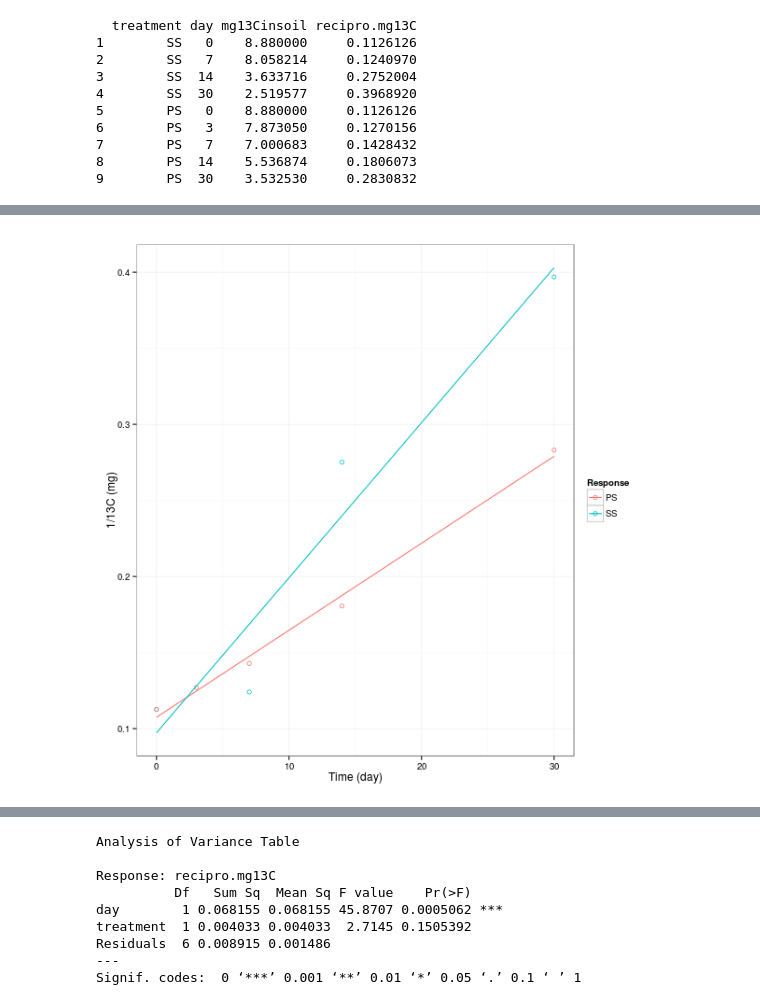
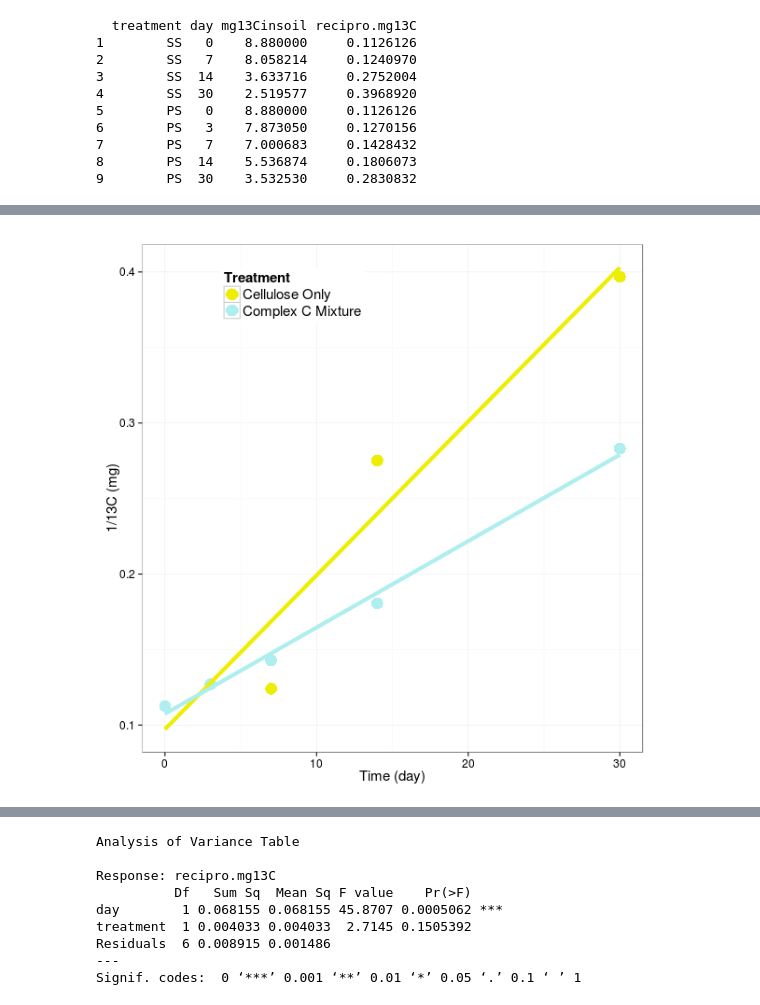
Before and after one commit to acampbellina/single_substrate, a Jupyter notebook: soil_Ccontent.ipynb, the cells around one changed output, grey strips where cells are left out. Drawn from its saved outputs; the diff is of its cells as text; code cells hidden in the pictures.

```diff
--- a/soil_Ccontent.ipynb
+++ b/soil_Ccontent.ipynb
@@ -136,3 +193,9 @@ print(dat2)
 7        PS   7    7.000683     0.1428432
 8        PS  14    5.536874     0.1806073
 9        PS  30    3.532530     0.2830832
+# %%
+%%R
+dat2$treatment = as.character(dat2$treatment)
+dat2$treatment[dat2$treatment == "SS"] = "Cellulose Only"
+dat2$treatment[dat2$treatment == "PS"] = "Complex C Mixture"
+dat2
@@ -139,25 +213,33 @@ print(dat2)
 # %%
 %%R -h 600 -w 600
 
 colours = c("red", "#377eb8", "#4daf4a")
 
 p = ggplot(dat2, aes(y = recipro.mg13C, x = day, color = treatment))
 
-p = p + geom_point(shape = 21)
+p = p + geom_point(size = 6)
 
 #p = p + geom_abline(aes(intercept=0.2443, slope=0.5147), data=d)
 
-p = p + stat_smooth(method = "lm", se = FALSE)
+p = p + stat_smooth(method = "lm", se = FALSE, size = 2)
 
 p = p + labs(x = "Time (day)",
             y = "1/13C (mg)",
-            color = "Response")
+            color = "Treatment")
 
 p = p + theme_bw()
+p = p + scale_color_manual(values = c("yellow2", "paleturquoise"))
+p = p + scale_fill_manual(values = c("yellow2", "paleturquoise"))
+p = p + theme(legend.position=c(0.3,0.9))
+p = p + theme(legend.title = element_text(size = 15), legend.text = element_text(size = 15))
+p = p + theme(axis.title.x = element_text(size=15))
+p = p + theme(axis.title.y = element_text(size=15))
+p = p + theme(axis.text.x = element_text(size=12))
+p = p + theme(axis.text.y = element_text(size=12))
 
 p
 # %% [output]
-[figure, old version]
+[figure, new version]
 # %%
 %%R
 fit = lm(recipro.mg13C ~ day + treatment, dat2)
```
Also changed, not shown: parts of 18 cells of this notebook.
